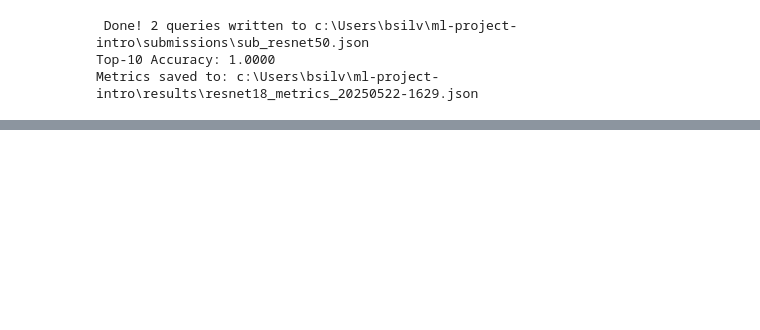
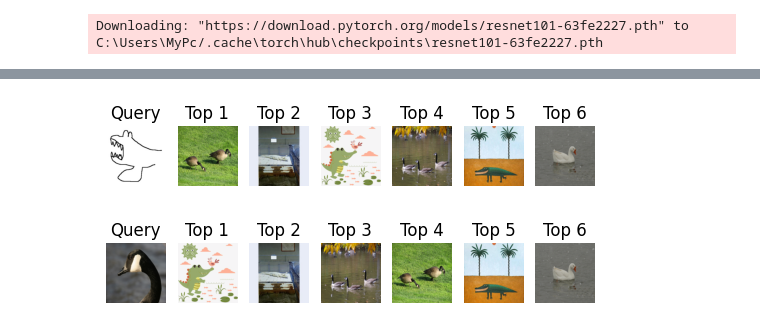
Before and after one commit to tercasaskova311/ml-project-intro, a Jupyter notebook: models/ResNet.ipynb, the cells around one changed output, grey strips where cells are left out. Saved outputs shown, nothing was run; the diff lists cells and outputs as text; code cells hidden in the pictures; blank space fills up the shorter version.

```diff
--- a/models/ResNet.ipynb
+++ b/models/ResNet.ipynb
@@ -20,9 +20,9 @@ test_query_dir = os.path.join(data_dir,  'test', 'query')
 test_gallery_dir = os.path.join(data_dir, 'test', 'gallery')
 
 fine_tune = True  # Set to False to skip training and only extract features
-resnet_version = 'resnet50'  # Change to: 'resnet18', 'resnet34', 'resnet50', or 'resnet101'
+resnet_version = 'resnet101'  # Change to: 'resnet18', 'resnet34', 'resnet50', or 'resnet101'
 k=10
-batch_size = 64
+batch_size = 16
 num_epochs = 5
 learning_rate = 0.001
 device = torch.device("cuda" if torch.cuda.is_available() else "cpu")
@@ -276,16 +266,30 @@ def save_metrics_json(model_name, top_k_accuracy, batch_size, is_finetuned, num_
 import time
 start_time = time.time()
 
-# 1. Compute similarities and top-k indices
+# 1. Initialize model
+model = initialize_model(resnet_version, pretrained=True, feature_extract=not fine_tune)
+
+# 2. Optional fine-tuning
+if fine_tune:
+    num_classes = len(train_dataset.classes)
+    model = fine_tune_model(model, num_classes=num_classes)
+    train_model(model, train_loader, num_epochs=num_epochs, learning_rate=learning_rate)
+else:
+    model.fc = nn.Identity()  # remove classification head for feature extraction
+
+# 3. Extract features
+query_features = extract_features(model, query_loader)
+gallery_features = extract_features(model, gallery_loader)
+
+# 4. Compute similarities and top-k indices
 similarities = calculate_similarity(query_features, gallery_features)
-
 I = np.argsort(similarities, axis=1)[:, -k:][:, ::-1]
 
-# 2. Extract file names from datasets
+# 5. Get image paths
 query_paths = [os.path.join(test_query_dir, name) for name in query_dataset.image_files]
 gallery_paths = [os.path.join(test_gallery_dir, name) for name in gallery_dataset.image_files]
 
-# 3. Build submission format
+# 6. Build submission format
 submission = []
 for qi, qpath in enumerate(query_paths):
     qname = os.path.basename(qpath)
@@ -295,30 +299,32 @@ for qi, qpath in enumerate(query_paths):
         "samples": retrieved
     })
 
-# 4. Write the JSON file
+# 7. Write JSON submission
 base_dir = os.path.abspath(os.path.join(os.getcwd(), ".."))
-out_path = os.path.join(base_dir, "submissions", f"sub_{resnet_version}.json")
-os.makedirs(os.path.dirname(out_path), exist_ok=True)
+sub_dir = os.path.join(base_dir, "submissions")
+os.makedirs(sub_dir, exist_ok=True)
+out_path = os.path.join(sub_dir, f"sub_{resnet_version}.json")
 
 with open(out_path, "w") as f:
     json.dump(submission, f, indent=2)
-print(f" Done! {len(submission)} queries written to {out_path}")
 
-# 5. Compute top-k accuracy
+print(f"Done! {len(submission)} queries written to: {out_path}")
+
+# 8. Evaluate accuracy
 top_k_acc = calculate_accuracy(similarities, k)
 
-# 6. Save metrics to file
+# 9. Save metrics
 runtime = time.time() - start_time
-
 save_metrics_json(
     model_name=resnet_version,
     top_k_accuracy=top_k_acc,
     batch_size=batch_size,
-    is_finetuned=fine_tune,  # Set to False if the model was not fine-tuned
+    is_finetuned=fine_tune,
     num_classes=len(train_dataset.classes),
     runtime=runtime
 )
+
+# 10. Optional: Visualize retrieval results
+visualize_retrieved_images(query_loader, gallery_loader, similarities, k)
 # %% [output]
- Done! 2 queries written to c:\Users\bsilv\ml-project-intro\submissions\sub_resnet50.json
-Top-10 Accuracy: 1.0000
-Metrics saved to: c:\Users\bsilv\ml-project-intro\results\resnet18_metrics_20250522-1629.json
+Downloading: "https://download.pytorch.org/models/resnet101-63fe2227.pth" to C:\Users\MyPc/.cache\torch\hub\checkpoints\resnet101-63fe2227.pth
@@ -324,0 +339,2 @@ Metrics saved to: c:\Users\bsilv\ml-project-intro\results\resnet18_metrics_20250
+[figure, added]
+[figure, added]
```
Also changed, not shown: parts of 2 cells of this notebook, 4 other files.
